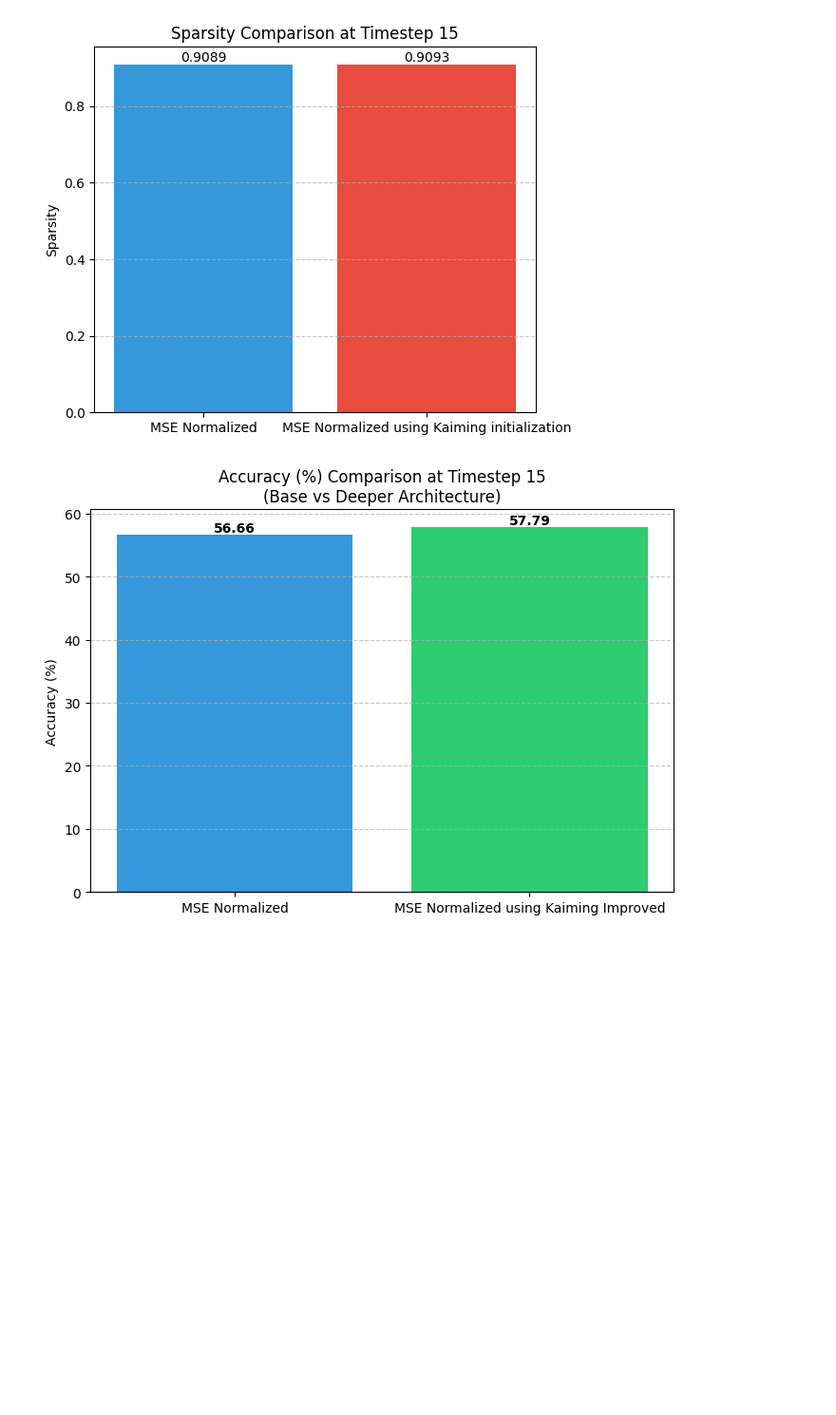
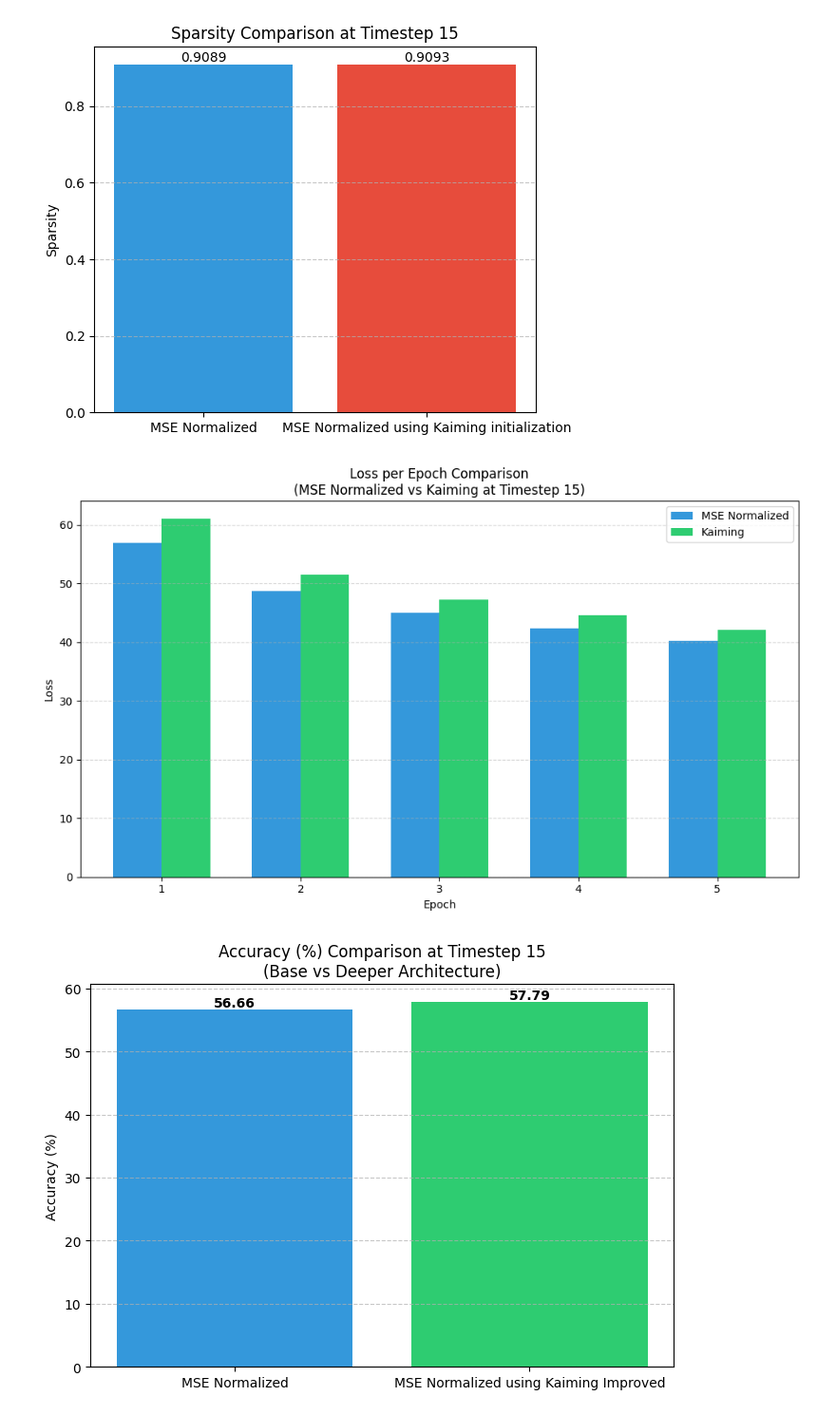
Before and after one commit to julenlegido/SpikingNeuralNetworks, a Jupyter notebook: notebooks/cifar_analysis.ipynb, the cells around one changed output. Shown at 95% size. Drawn from its saved outputs; the diff is of its cells as text; code cells hidden in the pictures; blank space fills up the shorter version.

```diff
--- a/notebooks/cifar_analysis.ipynb
+++ b/notebooks/cifar_analysis.ipynb
@@ -388,6 +442,36 @@ for title, values, filename in metrics:
 [figure]
 [figure]
 [figure]
+# %%
+# Preparar los datos de pérdida por época
+kaiming_losses = {
+    'MSE Normalized': normalized["loss"],
+    'Kaiming': kaiming["loss"]
+}
+
+epochs = np.arange(1, 6)
+width = 0.35  # Ancho ligeramente mayor al ser solo dos barras
+
+plt.figure(figsize=(10, 6))
+
+# Graficar las barras desplazadas del centro para cada época
+plt.bar(epochs - width/2, kaiming_losses['MSE Normalized'], width,
+        label='MSE Normalized', color='#3498db')
+plt.bar(epochs + width/2, kaiming_losses['Kaiming'], width,
+        label='Kaiming', color='#2ecc71')
+
+plt.title("Loss per Epoch Comparison\n(MSE Normalized vs Kaiming at Timestep 15)")
+plt.xlabel("Epoch")
+plt.ylabel("Loss")
+plt.xticks(epochs)
+plt.legend()
+plt.grid(axis='y', linestyle='--', alpha=0.5)
+
+plt.tight_layout()
+plt.savefig("results/figures/MSE_Norm_Kaiming_loss_per_epoch.png", dpi=300)
+plt.show()
+# %% [output]
+[figure, added]
 # %%
 normalized = load_json("results/logs/snn_cifar_norm_results_MSE_ts15.json")
 kaimingImproved = load_json("results/logs/snn_cifar_norm_results_MSE_ts15_kaiming_improved.json")
```
Also changed, not shown: parts of 6 cells of this notebook, 5 other files.
